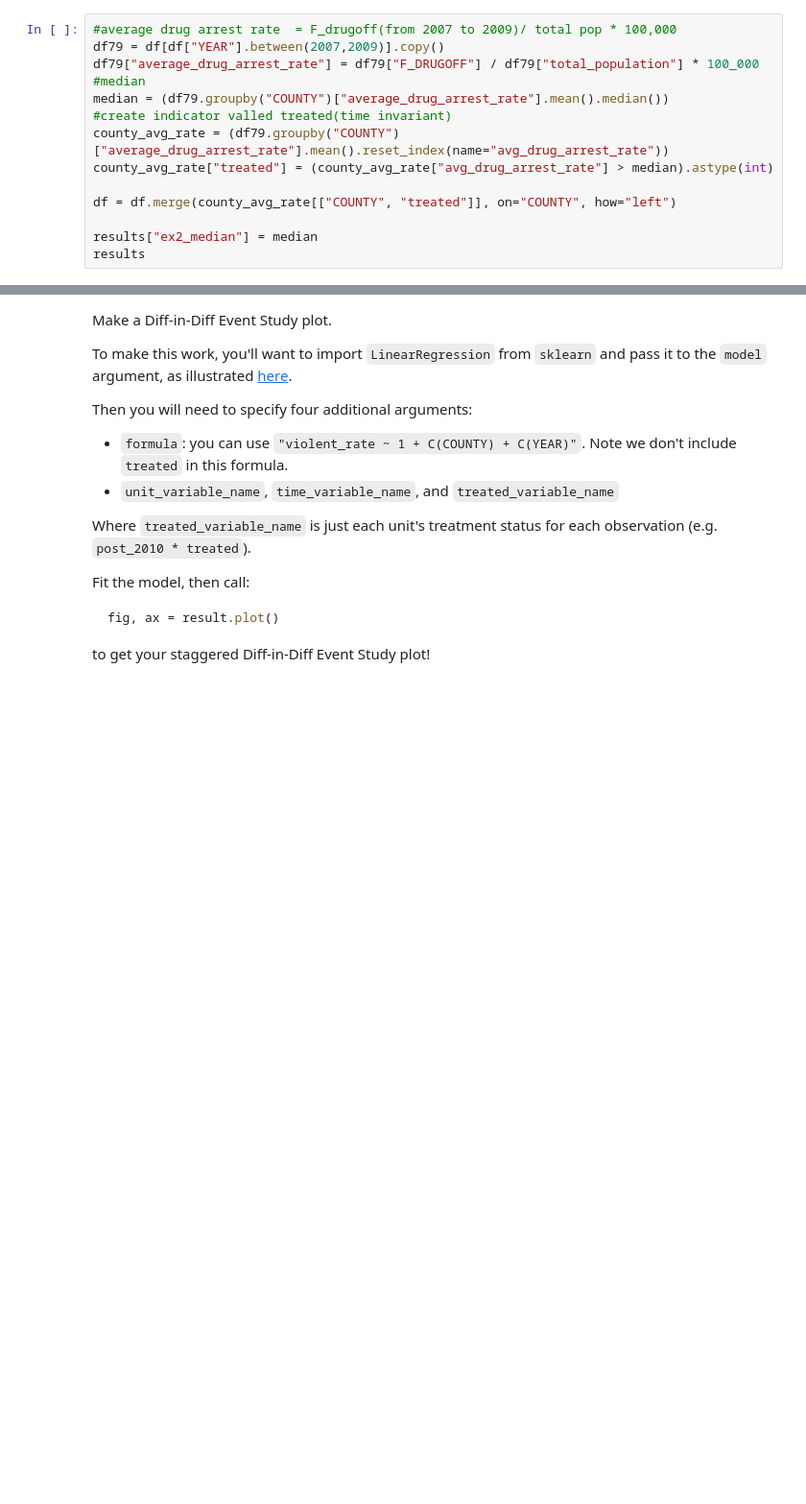
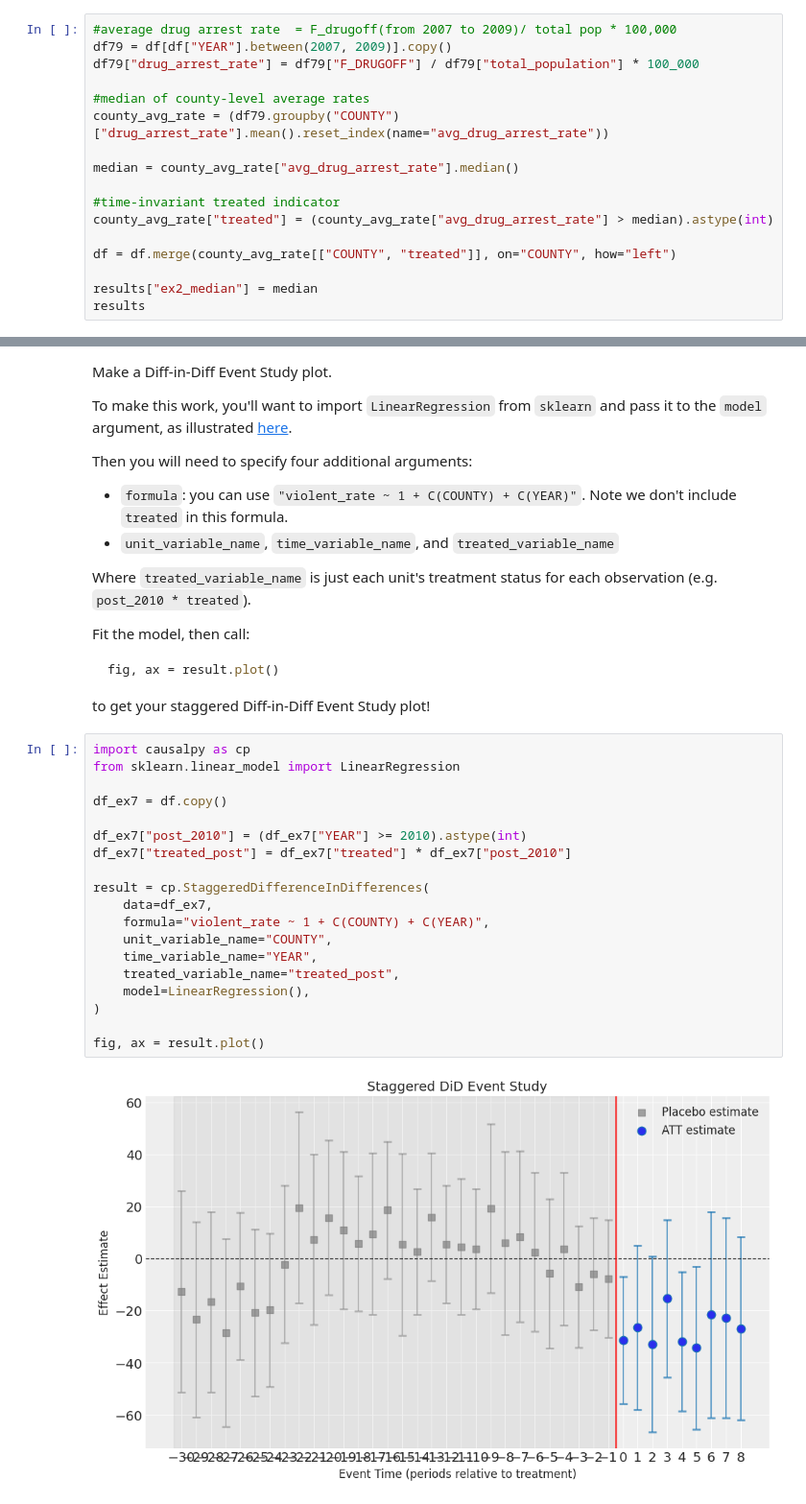
Before and after one commit to BrynnZhang/ds4human, a Jupyter notebook: did/exercise_diffindiff.ipynb, the cells around one changed output, grey strips where cells are left out. Shown at 96% size. Drawn from its saved outputs; the diff is of its cells as text; blank space fills up the shorter version.

````diff
--- a/did/exercise_diffindiff.ipynb
+++ b/did/exercise_diffindiff.ipynb
@@ -86,12 +96,15 @@ Note that this indicator should be *time-invariant*—if a county is in the trea
 Store the median value of drug arrest rates used to separate counties into high and low drug arrest rates in `results` under the key `"ex2_median"`.
 # %%
 #average drug arrest rate  = F_drugoff(from 2007 to 2009)/ total pop * 100,000
-df79 = df[df["YEAR"].between(2007,2009)].copy()
-df79["average_drug_arrest_rate"] = df79["F_DRUGOFF"] / df79["total_population"] * 100_000
-#median
-median = (df79.groupby("COUNTY")["average_drug_arrest_rate"].mean().median())
-#create indicator valled treated(time invariant)
-county_avg_rate = (df79.groupby("COUNTY")["average_drug_arrest_rate"].mean().reset_index(name="avg_drug_arrest_rate"))
+df79 = df[df["YEAR"].between(2007, 2009)].copy()
+df79["drug_arrest_rate"] = df79["F_DRUGOFF"] / df79["total_population"] * 100_000
+
+#median of county-level average rates
+county_avg_rate = (df79.groupby("COUNTY")["drug_arrest_rate"].mean().reset_index(name="avg_drug_arrest_rate"))
+
+median = county_avg_rate["avg_drug_arrest_rate"].median()
+
+#time-invariant treated indicator
 county_avg_rate["treated"] = (county_avg_rate["avg_drug_arrest_rate"] > median).astype(int)
 
 df = df.merge(county_avg_rate[["COUNTY", "treated"]], on="COUNTY", how="left")
@@ -308,3 +322,24 @@ fig, ax = result.plot()
 ```
 
 to get your staggered Diff-in-Diff Event Study plot!
+# %%
+import causalpy as cp
+from sklearn.linear_model import LinearRegression
+
+df_ex7 = df.copy()
+
+df_ex7["post_2010"] = (df_ex7["YEAR"] >= 2010).astype(int)
+df_ex7["treated_post"] = df_ex7["treated"] * df_ex7["post_2010"]
+
+result = cp.StaggeredDifferenceInDifferences(
+    data=df_ex7,
+    formula="violent_rate ~ 1 + C(COUNTY) + C(YEAR)",
+    unit_variable_name="COUNTY",
+    time_variable_name="YEAR",
+    treated_variable_name="treated_post",
+    model=LinearRegression(),
+)
+
+fig, ax = result.plot()
+# %% [output]
+[figure, added]
````
Also changed, not shown: parts of 6 cells of this notebook, 1 other file.
